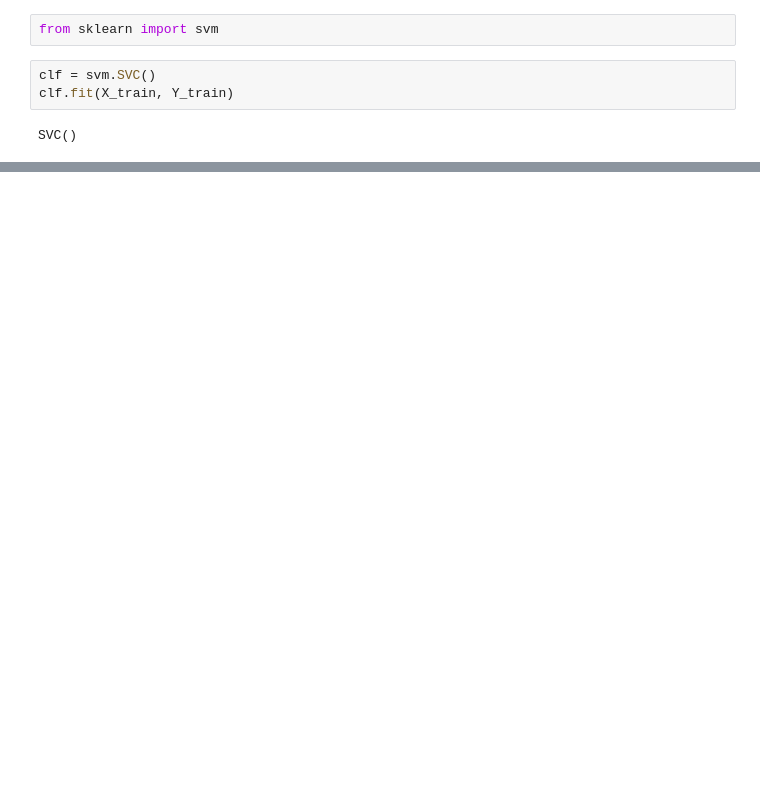
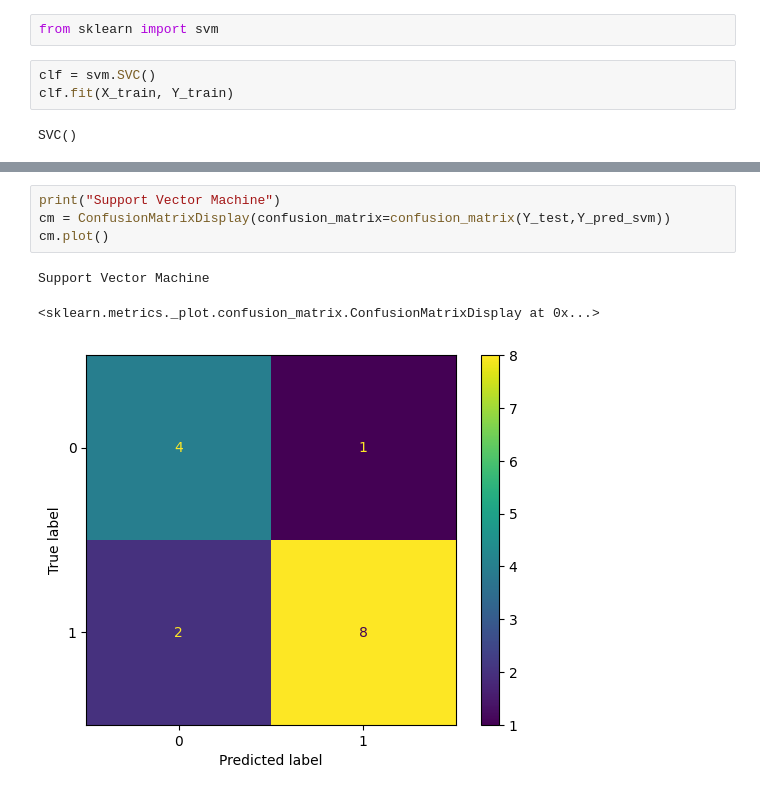
Before and after one commit to jonathanfong098/csci184_project, a Jupyter notebook: SquatModels.ipynb, the cells around one changed output, grey strips where cells are left out. Saved outputs shown, nothing was run; the diff lists cells and outputs as text; blank space fills up the shorter version.

```diff
--- a/SquatModels.ipynb
+++ b/SquatModels.ipynb
@@ -125,0 +133,8 @@ RF: 1.0
+# %%
+print("Support Vector Machine")
+cm = ConfusionMatrixDisplay(confusion_matrix=confusion_matrix(Y_test,Y_pred_svm))
+cm.plot()
+# %% [output]
+Support Vector Machine
+<sklearn.metrics._plot.confusion_matrix.ConfusionMatrixDisplay at 0x...>
+[figure, added]
```
Also changed, not shown: parts of 15 cells of this notebook.
